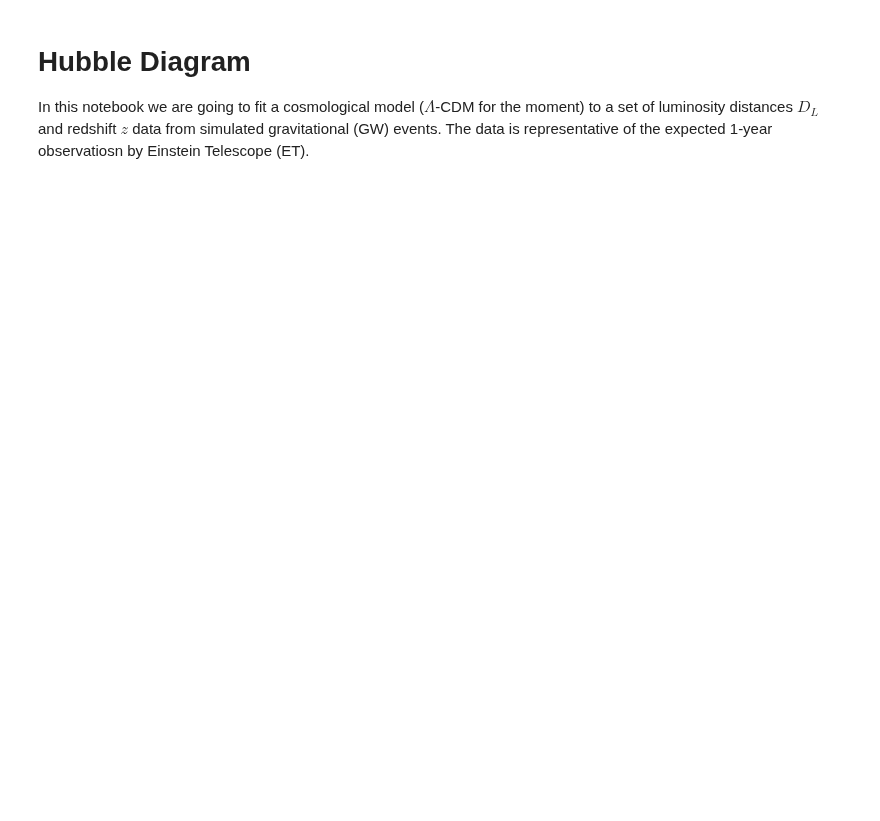
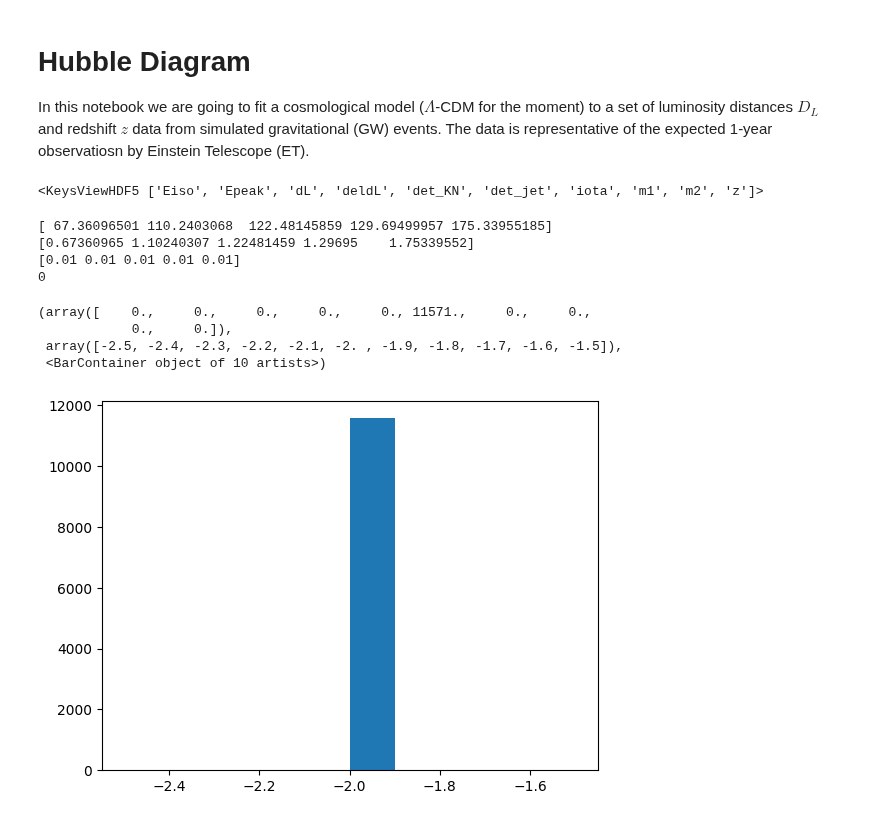
Before and after one commit to joanalnu/OAB-INAF, a Jupyter notebook: GW/hubble-diagram.ipynb, the cells around one changed output. Cells and saved outputs as stored; diff of their text form; code cells hidden in the pictures; blank space fills up the shorter version.

```diff
--- a/GW/hubble-diagram.ipynb
+++ b/GW/hubble-diagram.ipynb
@@ -10,9 +10,12 @@ from astropy.cosmology import LambdaCDM
 from scipy.optimize import curve_fit
 
 with h5py.File('nsns_population_joan.hdf5', 'r') as table:
-    # print(table.keys())
+    print(table.keys())
     dl_unsorted = table['dL'][()]
     z_unsorted = table['z'][()]
+    dl_err_unsorted = table['deldL'][()]
+# %% [output]
+<KeysViewHDF5 ['Eiso', 'Epeak', 'dL', 'deldL', 'det_KN', 'det_jet', 'iota', 'm1', 'm2', 'z']>
 # %%
 # Get sorted indices based on array 'a'
 sorted_indices = np.argsort(z_unsorted)
@@ -24,3 +28,26 @@ dl_err = 0.05*dl # 5% of actual value
+# %%
+print(dl[0:5])
+print(dl_err[0:5])
+print(dl_err[0:5]/dl[0:5])
+rel_err = dl_err/dl
+count = 0
+for val in rel_err:
+    if val >= 1:
+        count+=1
+print(count)
+
+
+plt.hist(np.log10(dl_err/dl))
+# %% [output]
+[ 67.36096501 110.2403068  122.48145859 129.69499957 175.33955185]
+[0.67360965 1.10240307 1.22481459 1.29695    1.75339552]
+[0.01 0.01 0.01 0.01 0.01]
+0
+(array([    0.,     0.,     0.,     0.,     0., 11571.,     0.,     0.,
+            0.,     0.]),
+ array([-2.5, -2.4, -2.3, -2.2, -2.1, -2. , -1.9, -1.8, -1.7, -1.6, -1.5]),
+ <BarContainer object of 10 artists>)
+[figure, added]
 # %%
 standard = LambdaCDM(H0=70, Om0=0.3, Ode0=0.7)
 upper = LambdaCDM(H0=70, Om0=2.0, Ode0=2.0)
```
Also changed, not shown: parts of 5 cells of this notebook, 4 other files.
